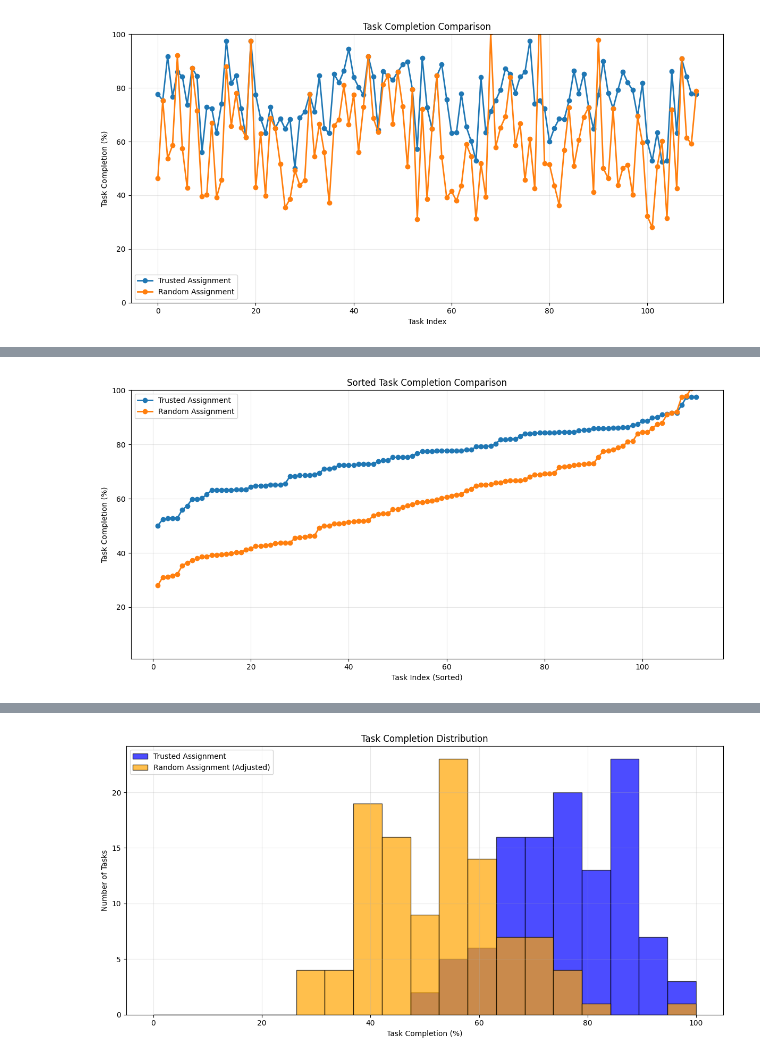
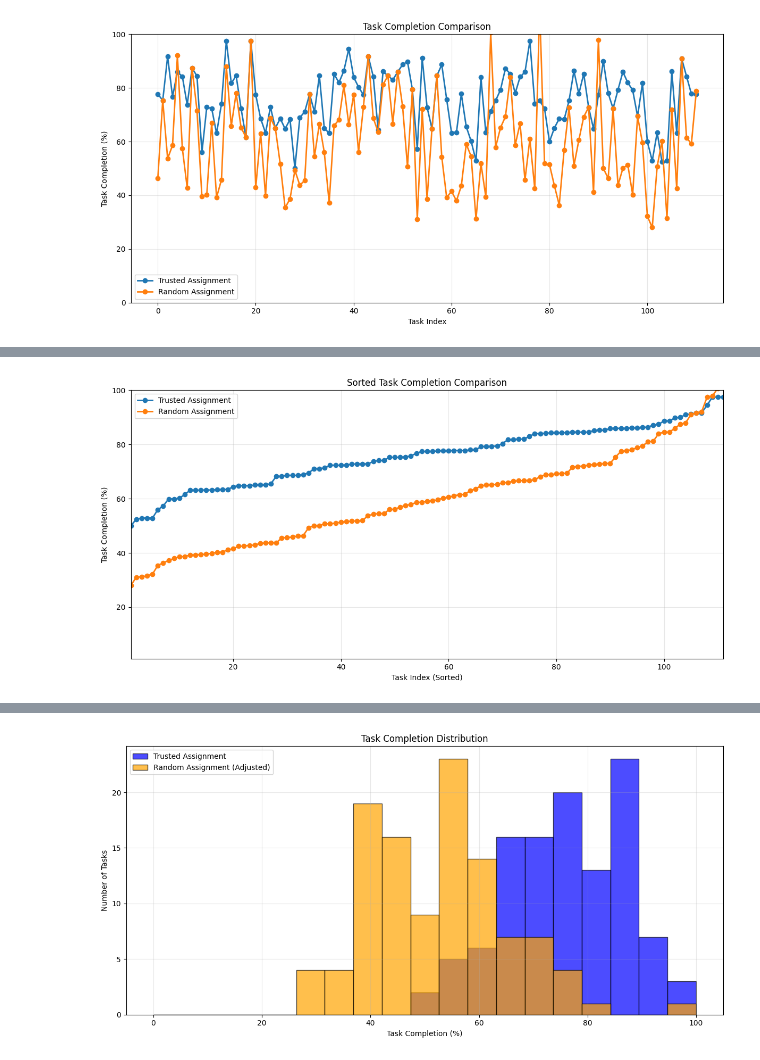
Before and after one commit to esbahsohail6/sataaf, a Jupyter notebook: Untitled9.ipynb, the cells around one changed output, grey strips where cells are left out. Drawn from its saved outputs; the diff is of its cells as text; code cells hidden in the pictures.

```diff
--- a/Untitled9.ipynb
+++ b/Untitled9.ipynb
@@ -43,32 +43,92 @@ merged_df.head()
 | 3 | 4 | Test all the handling | Advanced | tester | MANUAL TESTING | NaN | NaN | 49 | ... |
 | 4 | 5 | Create a function that will selec... | Advanced | front-end developer | HTML | CSS | JAVASCRIPT | 111 | ... |
 # %%
+# # import matplotlib.pyplot as plt
+# # import numpy as np
+
+# # # --- Extract and sort values ---
+# # trusted_sorted = np.sort(merged_df['Task Completion'].values)
+# # random_sorted  = np.sort(merged_random_assign_df['Task Completion'].values)
+
+# # # --- Create index axis ---
+# # x_trusted = np.arange(1,len(trusted_sorted)+1)
+# # x_random  = np.arange(1,len(random_sorted)+1)
+
+# # plt.figure(figsize=(12, 6))
+
+# # plt.plot(x_trusted, trusted_sorted, marker='o', linewidth=2, label='Trusted Assignment')
+# # plt.plot(x_random,  random_sorted,  marker='o', linewidth=2, label='Random Assignment')
+
+# # plt.title("Sorted Task Completion Comparison")
+# # plt.xlabel("Task Index (Sorted)")
+# # plt.ylabel("Task Completion (%)")
+# # plt.ylim(1, 100)
+# # plt.grid(alpha=0.3)
+# # plt.legend()
+# # plt.tight_layout()
+# # plt.show()
+
+
+# import matplotlib.pyplot as plt
+# import numpy as np
+
+# # --- Extract and sort values ---
+# trusted_sorted = np.sort(merged_df['Task Completion'].values)
+# random_sorted  = np.sort(merged_random_assign_df['Task Completion'].values)
+
+# # --- Create index axis ---
+# x_trusted = np.arange(1, len(trusted_sorted) + 1)
+# x_random  = np.arange(1, len(random_sorted) + 1)
+
+# plt.figure(figsize=(12, 6))
+
+# plt.plot(x_trusted, trusted_sorted, marker='o', linewidth=2, label='Trusted Assignment')
+# plt.plot(x_random,  random_sorted,  marker='o', linewidth=2, label='Random Assignment')
+
+# plt.title("Sorted Task Completion Comparison")
+# plt.xlabel("Task Index (Sorted)")
+# plt.ylabel("Task Completion (%)")
+# plt.ylim(1, 100)
+# plt.grid(alpha=0.3)
+# plt.legend()
+# plt.tight_layout()
+
+# # ---- REMOVE 0 FROM X AXIS ----
+# plt.xticks([tick for tick in plt.xticks()[0] if tick != 0])
+
+# plt.show()
+
+
 import matplotlib.pyplot as plt
 import numpy as np
 
 # --- Extract and sort values ---
 trusted_sorted = np.sort(merged_df['Task Completion'].values)
 random_sorted  = np.sort(merged_random_assign_df['Task Completion'].values)
 
 # --- Create index axis ---
-x_trusted = np.arange(1,len(trusted_sorted)+1)
-x_random  = np.arange(1,len(random_sorted)+1)
+x_trusted = np.arange(1, len(trusted_sorted) + 1)
+x_random  = np.arange(1, len(random_sorted) + 1)
 
 plt.figure(figsize=(12, 6))
 
 plt.plot(x_trusted, trusted_sorted, marker='o', linewidth=2, label='Trusted Assignment')
 plt.plot(x_random,  random_sorted,  marker='o', linewidth=2, label='Random Assignment')
 
 plt.title("Sorted Task Completion Comparison")
 plt.xlabel("Task Index (Sorted)")
 plt.ylabel("Task Completion (%)")
 plt.ylim(1, 100)
 plt.grid(alpha=0.3)
 plt.legend()
 plt.tight_layout()
+
+# ---- FORCE X-AXIS TO START AT 1 ----
+plt.xlim(1, max(len(trusted_sorted), len(random_sorted)))
+
 plt.show()
 # %% [output]
-[figure, old version]
+[figure, new version]
 # %%
 import numpy as np
 
```
Also changed, not shown: parts of 3 cells of this notebook.
